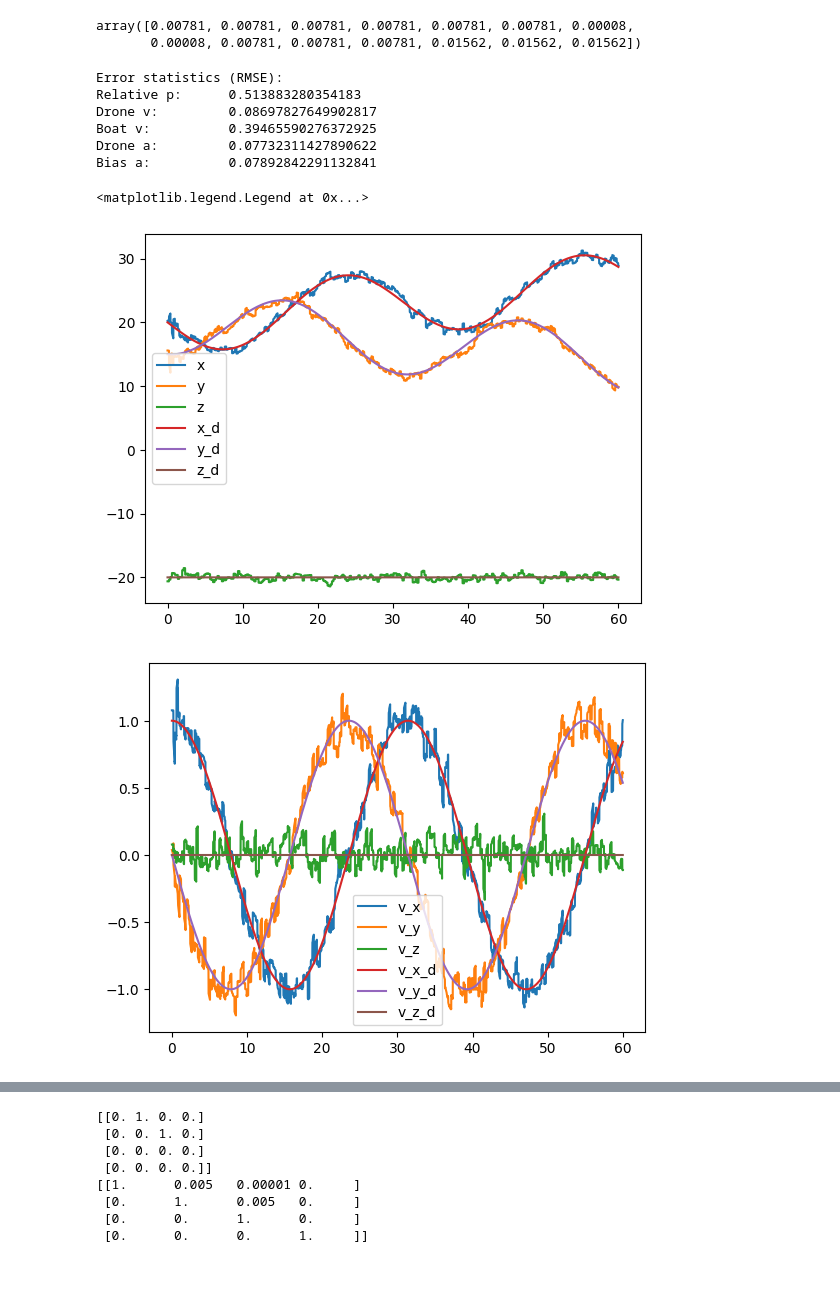
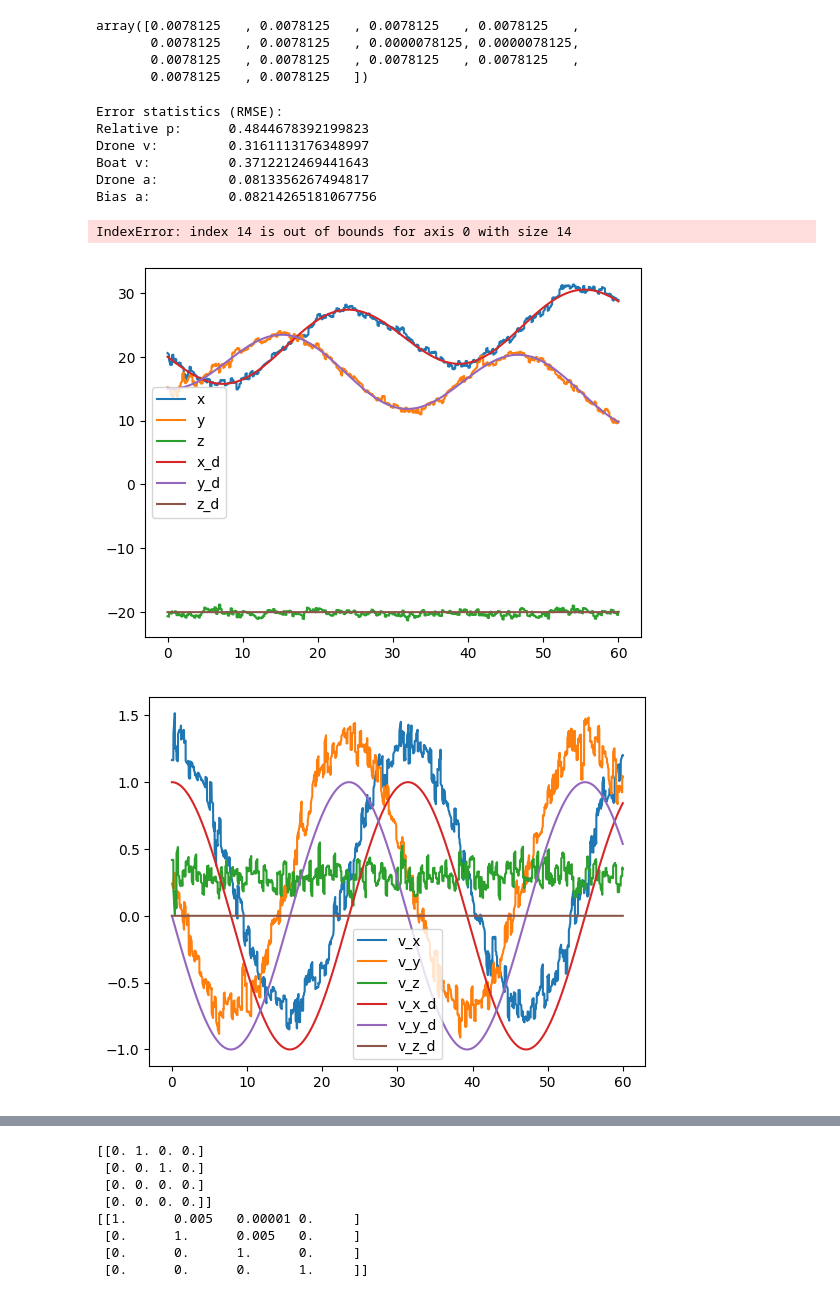
Before and after one commit to simutisernestas/UAVTR, a Jupyter notebook: scripts/toy_kf.ipynb, the cells around one changed output, grey strips where cells are left out. Drawn from its saved outputs; the diff is of its cells as text; code cells hidden in the pictures.

```diff
--- a/scripts/toy_kf.ipynb
+++ b/scripts/toy_kf.ipynb
@@ -88,7 +94,7 @@ PVAR = 1.0
 VVAR = 0.1
 AVAR = 0.05
 y_rp = rp + np.random.normal(0, PVAR, rp.shape)
-y_vd = vd + np.random.normal(0, VVAR, vd.shape)
+y_vd = vd + np.random.normal(0, VVAR, vd.shape) + .3
 ad_bias = np.ones_like(ad)*0.5
 # zero out half of the bias
 ad_bias[:, :int(ad_bias.shape[1]/2)] = 0
@@ -97,13 +103,14 @@ y_ad = ad + np.random.normal(0, AVAR, ad.shape) + ad_bias
 # init KF
 N_STATES = A.shape[0]
 Q = np.eye(N_STATES)*dt
-Q[N_STATES-3:, N_STATES-3:] *= 2
-# set v boat variance to 0
-Q[6:8, 6:8] *= 1e-2
+# Q[N_STATES-3:, N_STATES-3:] *= 2
+Q[6:8, 6:8] *= 1e-3
 np.diag(Q)
 # %% [output]
-array([0.00781, 0.00781, 0.00781, 0.00781, 0.00781, 0.00781, 0.00008,
-       0.00008, 0.00781, 0.00781, 0.00781, 0.01562, 0.01562, 0.01562])
+array([0.0078125   , 0.0078125   , 0.0078125   , 0.0078125   ,
+       0.0078125   , 0.0078125   , 0.0000078125, 0.0000078125,
+       0.0078125   , 0.0078125   , 0.0078125   , 0.0078125   ,
+       0.0078125   , 0.0078125   ])
 # %%
 N_MEAS = C.shape[0]
 R = np.eye(N_MEAS)
@@ -160,7 +167,7 @@ print("Relative p:\t", np.sqrt(np.mean((record[:3, :] - rp)**2)))
 print("Drone v:\t", np.sqrt(np.mean((record[3:6, :] - vd)**2)))
 print("Boat v:\t\t", np.sqrt(np.mean((record[6:8, :] - vb[:2, :])**2)))
 print("Drone a:\t", np.sqrt(np.mean((record[8:11, :] - ad)**2)))
-print("Bias a:\t\t", np.sqrt(np.mean((record[11:, :] - ad_bias)**2)))
+print("Bias a:\t\t", np.sqrt(np.mean((record[11:14, :] - ad_bias)**2)))
 
 # plot results
 plt.figure()
@@ -180,38 +187,41 @@ plt.plot(t, vd[0, :], label='v_x_d')
 plt.plot(t, vd[1, :], label='v_y_d')
 plt.plot(t, vd[2, :], label='v_z_d')
 plt.legend()
 
 plt.figure()
 plt.plot(t, record[6, :], label='v_x_b')
 plt.plot(t, record[7, :], label='v_y_b')
+plt.plot(t, record[14, :], label='v_y_b')
+plt.plot(t, record[15, :], label='v_y_b')
 plt.plot(t, vb[0, :], label='v_x_b_d')
 plt.plot(t, vb[1, :], label='v_y_b_d')
+plt.ylim(-1, 1)
 plt.legend()
 
 plt.figure()
 plt.plot(t, record[8, :], label='a_x_d')
 plt.plot(t, record[9, :], label='a_y_d')
 plt.plot(t, record[10, :], label='a_z_d')
 plt.plot(t, ad[0, :], label='a_x_d_d')
 plt.plot(t, ad[1, :], label='a_y_d_d')
 plt.plot(t, ad[2, :], label='a_z_d_d')
 plt.legend()
 
 plt.figure()
 plt.plot(t, record[11, :], label='b_a_x')
 plt.plot(t, record[12, :], label='b_a_y')
 plt.plot(t, record[13, :], label='b_a_z')
 plt.plot(t, ad_bias[0, :], label='b_a_x_d')
 plt.plot(t, ad_bias[1, :], label='b_a_y_d')
 plt.plot(t, ad_bias[2, :], label='b_a_z_d')
 plt.legend()
 # %% [output]
 Error statistics (RMSE):
-Relative p:      0.513883280354183
-Drone v:         0.08697827649902817
-Boat v:          0.39465590276372925
-Drone a:         0.07732311427890622
-Bias a:          0.07892842291132841
+Relative p:      0.4844678392199823
+Drone v:         0.3161113176348997
+Boat v:          0.3712212469441643
+Drone a:         0.0813356267494817
+Bias a:          0.08214265181067756
-<matplotlib.legend.Legend at 0x...>
+IndexError: index 14 is out of bounds for axis 0 with size 14
-[figure, old version]
+[figure, new version]
-[figure, old version]
+[figure, new version]
```
Also changed, not shown: parts of 2 cells of this notebook, 8 other files.
